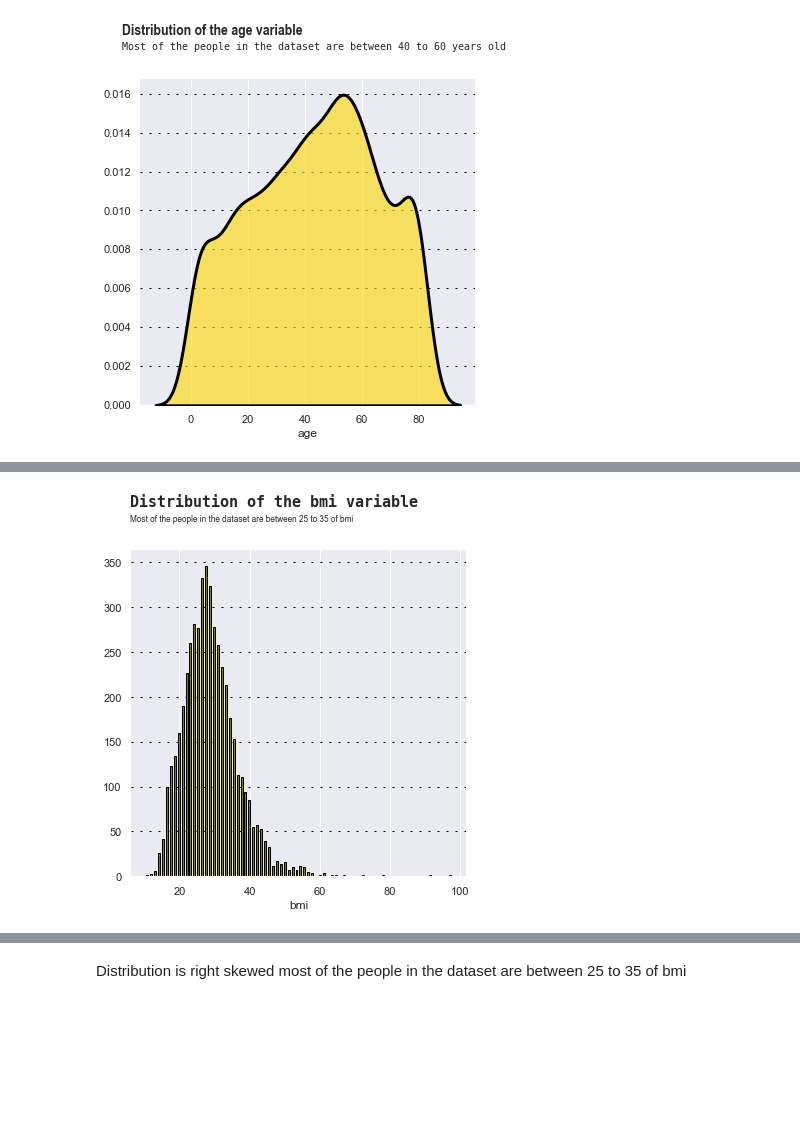
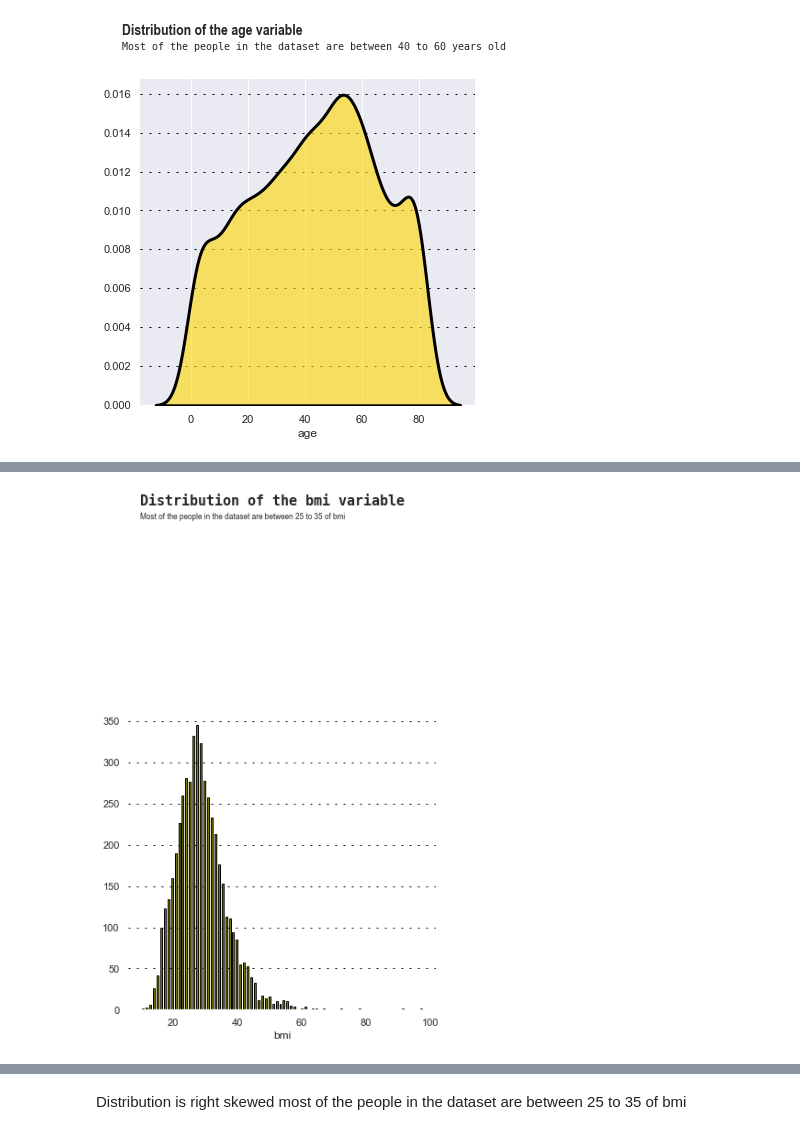
Before and after one commit to paulynamagana/stroke_prediction, a Jupyter notebook: stroke_prediction.ipynb, the cells around one changed output, grey strips where cells are left out. Cells and saved outputs as stored; diff of their text form; code cells hidden in the pictures; blank space fills up the shorter version.

```diff
--- a/stroke_prediction.ipynb
+++ b/stroke_prediction.ipynb
@@ -76,5 +74,7 @@ df[df["gender"] == "Other"]
 # %%
-df = df.drop(df[df["gender"] == "Other"].index)
+df.drop(df[df.gender == "Other"].index, inplace=True)
+
+#investigate gender column
 print(df["gender"].value_counts())
 # %% [output]
 Female    2994
@@ -136,16 +161,19 @@ ax.spines[["top", "right", "left"]].set_visible(False)
 # %%
 #Distribution of age variable
 f, ax = plt.subplots(figsize=(6,6))
 
+#background
+ax.set_facecolor('white')
+
 #text
-ax.text(6, 412,'Distribution of the bmi variable',fontsize=15,fontweight='bold', fontfamily='monospace')
-ax.text(6, 395,'Most of the people in the dataset are between 25 to 35 of bmi',fontsize=10,fontweight='light', fontfamily='Arial Narrow')
+ax.text(10, 612,'Distribution of the bmi variable',fontsize=15,fontweight='bold', fontfamily='monospace')
+ax.text(10, 595,'Most of the people in the dataset are between 25 to 35 of bmi',fontsize=10,fontweight='light', fontfamily='Arial Narrow')
 
 
 #Distribution of age variable
 sns.histplot(x= df["bmi"], color='olive', alpha=1,zorder=2,linewidth=1,edgecolor='black',shrink=0.5)
 ax.set_ylabel("")
 ax.grid(which='both', axis='y', zorder=0, color='black', linestyle=':', dashes=(2,7))
 ax.spines[["top", "right", "left"]].set_visible(False)
 # %% [output]
-[figure, old version]
+[figure, new version]
```
Also changed, not shown: parts of 25 cells of this notebook, 2 other files.
